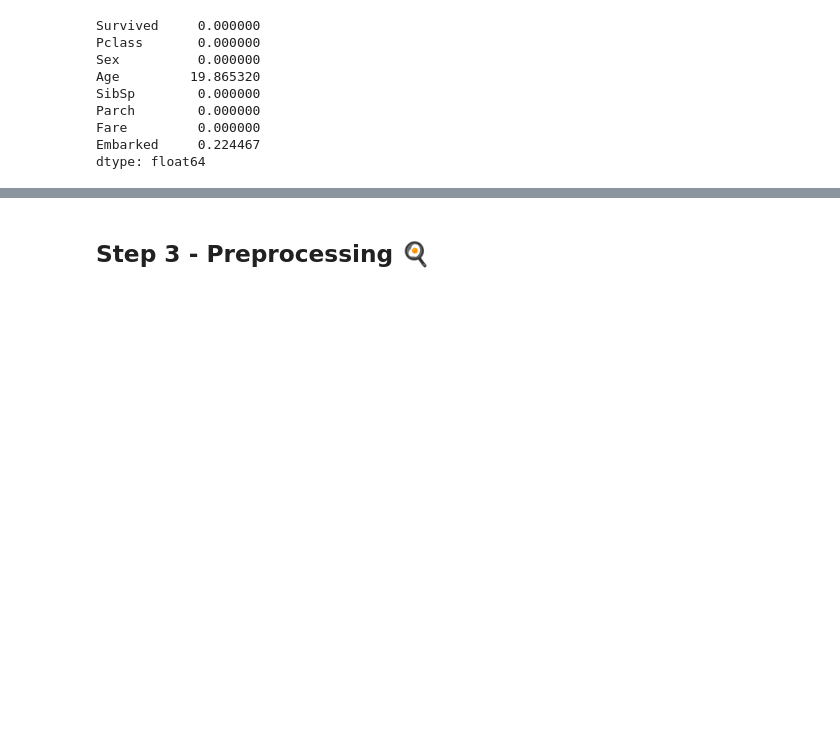
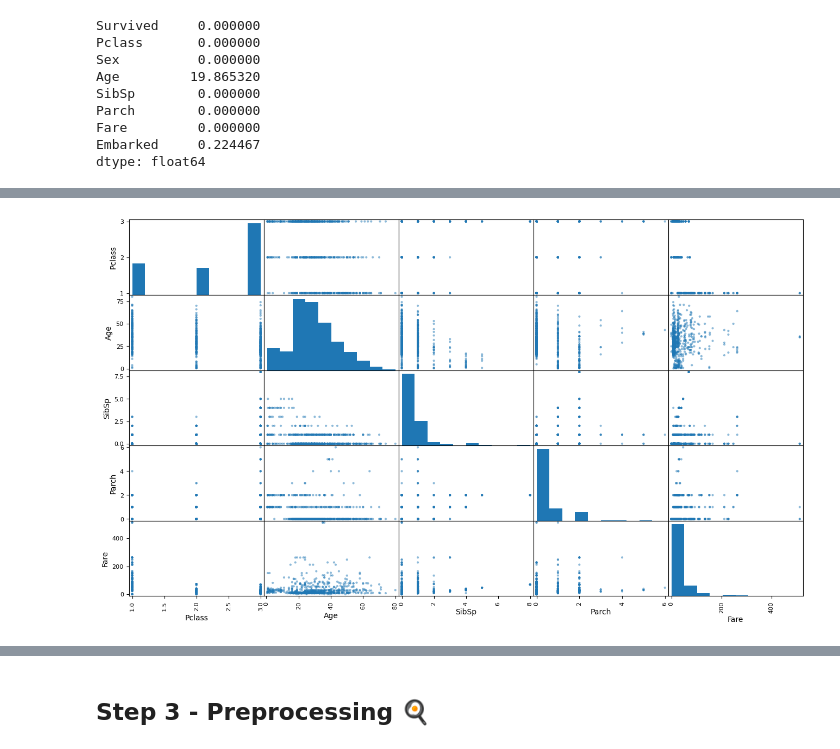
Before and after one commit to 40tude/Data_Essentials_Stage_Oct_2023, a Jupyter notebook: 04-ML-J2/Exo-01.ipynb, the cells around one changed output, grey strips where cells are left out. Cells and saved outputs as stored; diff of their text form; code cells hidden in the pictures; blank space fills up the shorter version.

```diff
--- a/04-ML-J2/Exo-01.ipynb
+++ b/04-ML-J2/Exo-01.ipynb
@@ -187,0 +212,6 @@ dtype: float64
+# %%
+from pandas.plotting import scatter_matrix
+features_list = ['Pclass', 'Sex', 'Age', "SibSp", "Parch", "Fare", "Embarked"]
+_ = scatter_matrix(df[features_list], figsize=(16, 9))
+# %% [output]
+[figure, added]
```
Also changed, not shown: parts of 18 cells of this notebook, 6 other files.
